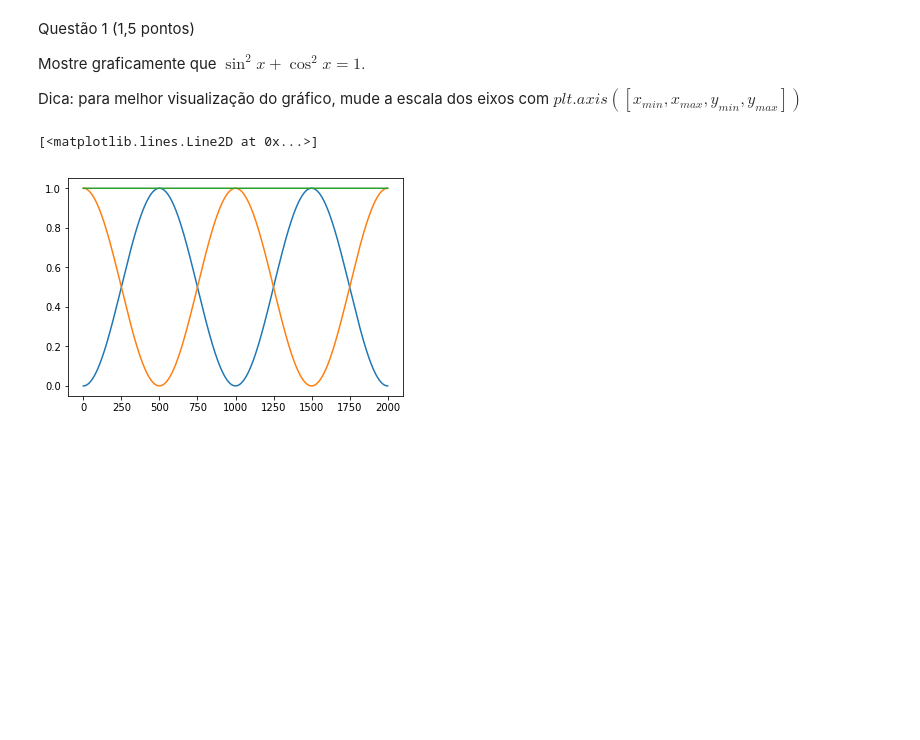
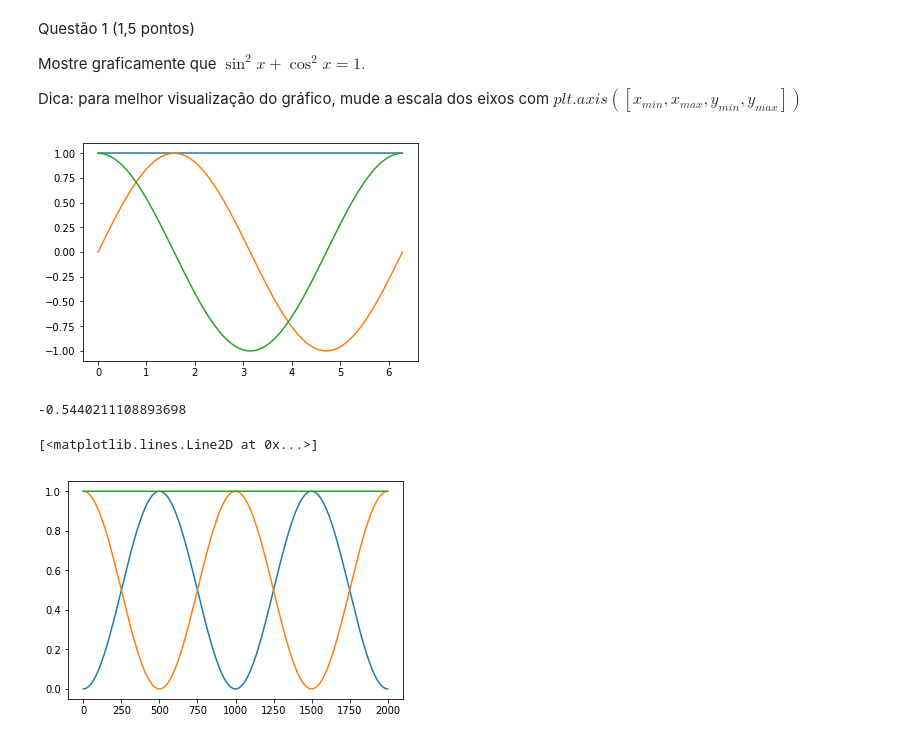
Before and after one commit to lucasresck/FGV_Programming_Languages, a Jupyter notebook: Python/Exercicios/Avaliacoes/Simulado_A1_2016-Copy1.ipynb, the cells around one changed output. Cells and saved outputs as stored; diff of their text form; code cells hidden in the pictures; blank space fills up the shorter version.

```diff
--- a/Python/Exercicios/Avaliacoes/Simulado_A1_2016-Copy1.ipynb
+++ b/Python/Exercicios/Avaliacoes/Simulado_A1_2016-Copy1.ipynb
@@ -22,6 +26,20 @@ Questão 1 (1,5 pontos)
 Mostre graficamente que $ \sin ^2 x + \cos^2 x = 1. $
 
 Dica: para melhor visualização do gráfico, mude a escala dos eixos com $plt.axis([x_{min},x_{max},y_{min},y_{max}])$
+# %%
+x = np.linspace(0, 2 * np.pi, 1000)
+y = np.sin(x) ** 2 + np.cos(x) ** 2
+
+plt.plot(x, y)
+plt.plot(x, np.sin(x))
+plt.plot(x, np.cos(x))
+plt.show()
+# %% [output]
+[figure, added]
+# %%
+np.sin(10)
+# %% [output]
+-0.5440211108893698
 # %%
 x = np.linspace(0,2*np.pi,2000)
 plt.plot(np.sin(x)**2)
```
Also changed, not shown: parts of 3 cells of this notebook, 1 other file.
